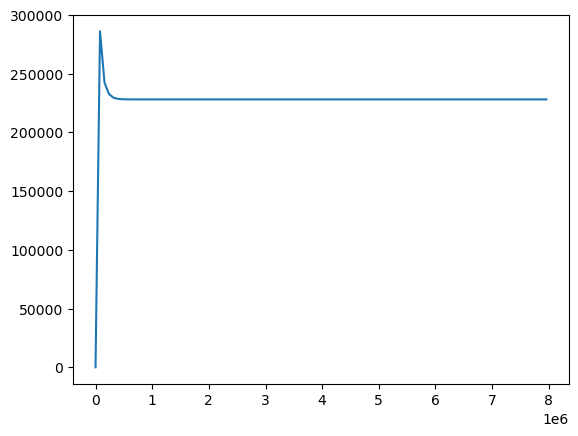
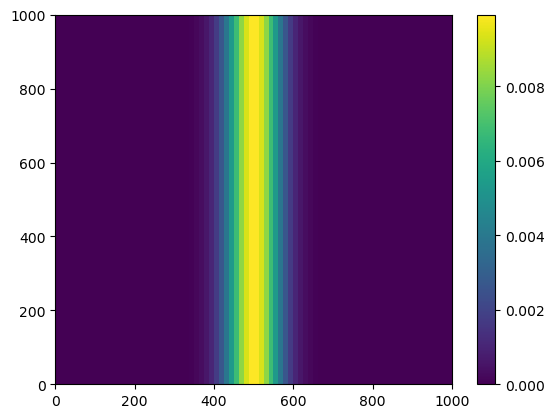
Unified diff of the notebook cell whose output changed from the first chart to the second:
--- before
+++ after
@@ -1,5 +1,17 @@
-M.resting_state()
-u, v, eta, time = M.run(50., 10000, 100)
-plt.plot(time / 3.1415/2, np.sum(M.D[:,:,np.newaxis]*(u*u+v*v),axis=(0,1)));
+# Check gravity wave propagation
+M = DQSWE(80,
+          10., # Gravity [m s-2]
+          250., # Max depth [m]
+          1000.e3, # Domain width [m]
+          0.e-4, # Coriolis [s-1]
+          0.e-11, # df/dy [m-1 s-1]
+          0.e-3 # Drag rate [m-1 s-1]
+          )
+M.perturbed_eta(0.01, 50.e3, 500e3) 
+plt.pcolormesh( M.xq/1e3, M.yq/1e3, M.eta ); plt.colorbar();
+
+u,v,eta,time = M.run(200.,1,50);
 plt.figure();
-plt.plot(time / 3.1415/2, np.sum(M.g*eta**2,axis=(0,1)));
+plt.contourf( M.x1, time, eta[0].T ); plt.colorbar();
+plt.plot( 500e3 + M.cg * time, time, '--w' );
+plt.plot( 500e3 - M.cg * time, time, '--w' );

Commit: Debugged f and g motions